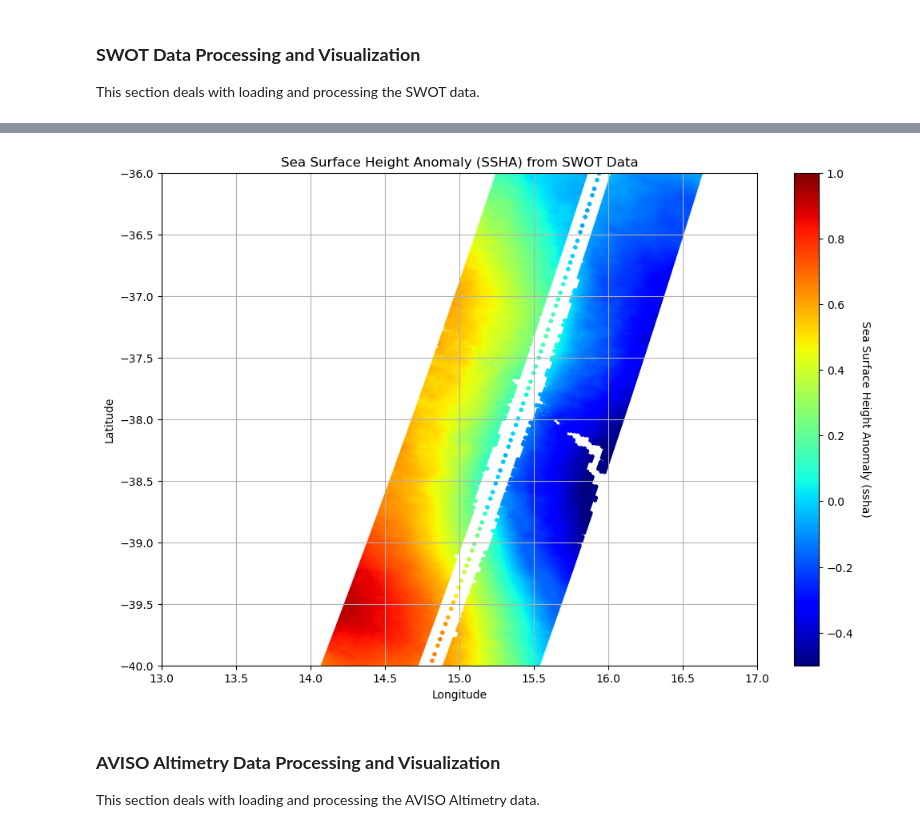
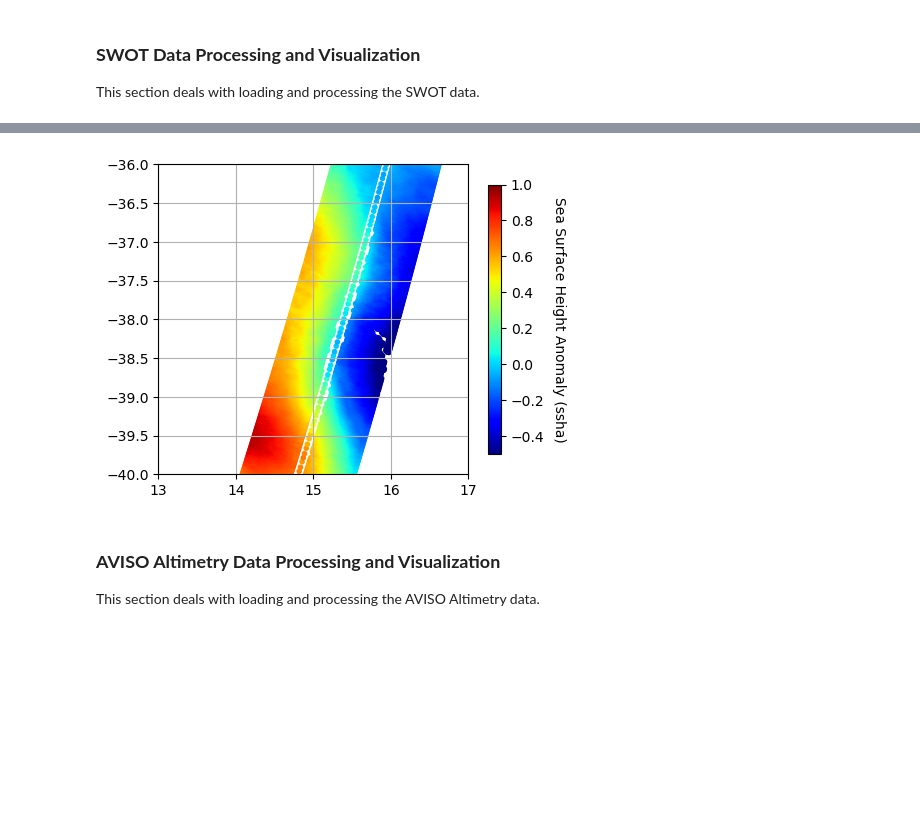
Before and after one commit to oceanhackweek/ohw24_proj_upSSH_us, a Jupyter notebook: contributor_folders/team_member_1/GLORYS_DataPrep.ipynb, the cells around one changed output, grey strips where cells are left out. Cells and saved outputs as stored; diff of their text form; code cells hidden in the pictures; blank space fills up the shorter version.

```diff
--- a/contributor_folders/team_member_1/GLORYS_DataPrep.ipynb
+++ b/contributor_folders/team_member_1/GLORYS_DataPrep.ipynb
@@ -190,40 +191,34 @@ plt.grid(True)  # Add grid for better readability
 # %%
-import matplotlib.pyplot as plt
-
-# Convert the sliced xarray DataArrays to NumPy arrays for plotting
 longitude_values = swot.longitude[:12000].values
 latitude_values = swot.latitude[:12000].values
 ssha_values = swot.ssha[:12000].values
 
 # Create the scatter plot
-plt.figure(figsize=(12, 8))  # Set the figure size
+fig, ax = plt.subplots(1, 1, figsize=(5,5))
 scatter = plt.scatter(
     x=longitude_values,  # Extract longitude values
     y=latitude_values,   # Extract latitude values
     c=ssha_values,       # Color by sea surface height anomaly (ssha)
     marker='.',          # Use point markers
     cmap='jet',       # Apply the colormap (you can adjust this as needed)
     vmin = -.5,               # minimum colormap color
     vmax = 1                  # maximum colormap color
 )
 
 # Add a color bar with label
-cbar = plt.colorbar(scatter)
+cbar = plt.colorbar(scatter,shrink=.7)
 cbar.set_label('Sea Surface Height Anomaly (ssha)', rotation=270, labelpad=15)  # Label for color bar
 
 # Set plot limits
 plt.xlim(13, 17)   # Set the x-axis limits
 plt.ylim(-40, -36) # Set the y-axis limits
+ax.set_aspect('equal')
 
-# Set plot labels and title
-plt.xlabel('Longitude')
-plt.ylabel('Latitude')
-plt.title('Sea Surface Height Anomaly (SSHA) from SWOT Data')
+plt.grid(True)  # Add grid for better readability
 
-# Adjust the plot layout
-plt.grid(True)  # Add grid for better readability
+plt.savefig('swot_path_zoom.png',dpi=300,bbox_inches='tight')
 # %% [output]
-[figure, old version]
+[figure, new version]
 # %% [markdown]
 ### **AVISO Altimetry Data Processing and Visualization**
 
```
Also changed, not shown: parts of 9 cells of this notebook.
